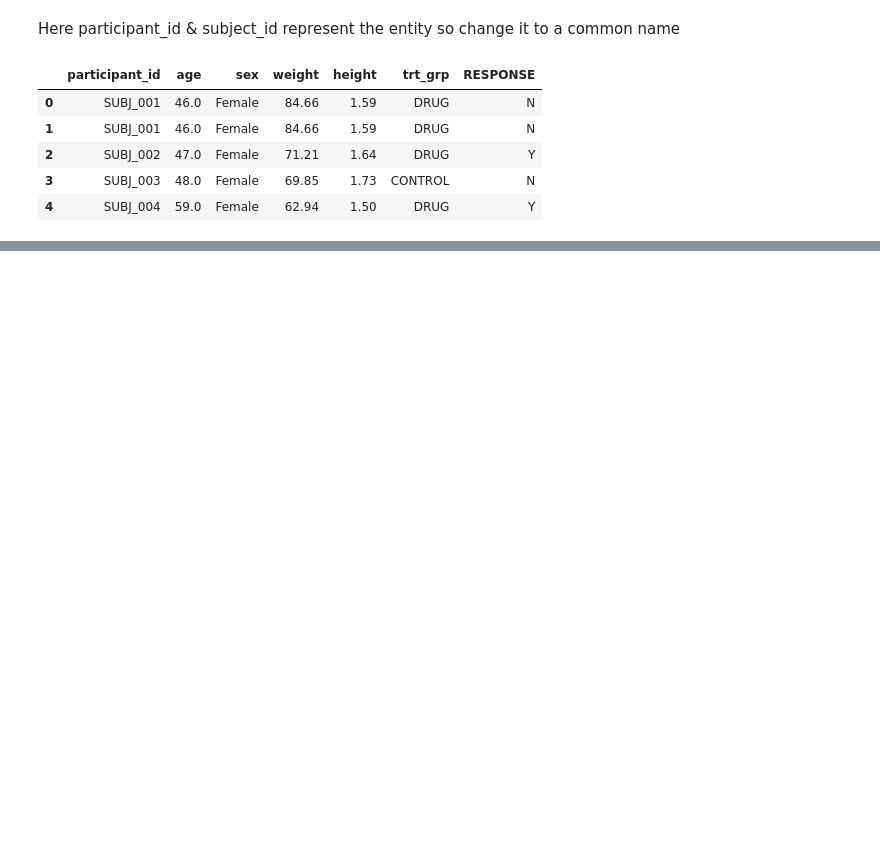
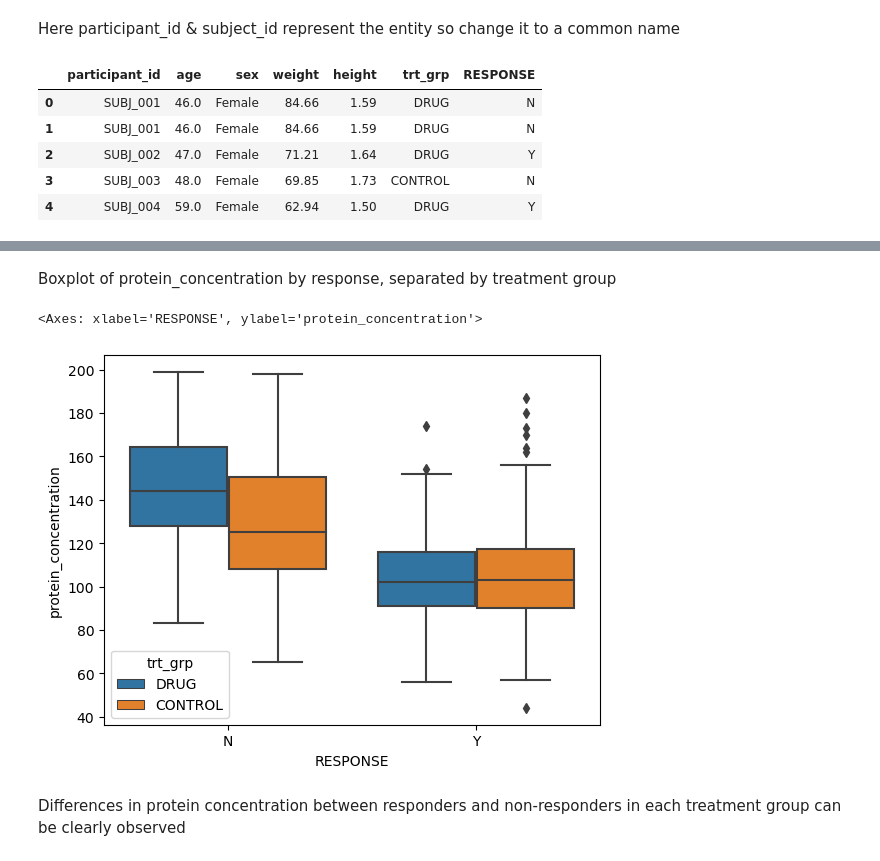
Before and after one commit to aditya2695/GSK-Data-Step-Up-Challenge, a Jupyter notebook: eda.ipynb, the cells around one changed output, grey strips where cells are left out. Saved outputs shown, nothing was run; the diff lists cells and outputs as text; code cells hidden in the pictures; blank space fills up the shorter version.

```diff
--- a/eda.ipynb
+++ b/eda.ipynb
@@ -48,0 +196,9 @@ study_df.head()
+# %% [markdown]
+Boxplot of protein_concentration by response, separated by treatment group
+# %%
+sns.boxplot(x='RESPONSE', y='protein_concentration', hue='trt_grp', data=merged_df)
+# %% [output]
+<Axes: xlabel='RESPONSE', ylabel='protein_concentration'>
+[figure, added]
+# %% [markdown]
+Differences in protein concentration between responders and non-responders in each treatment group can be clearly observed
```
Also changed, not shown: parts of 33 cells of this notebook.
